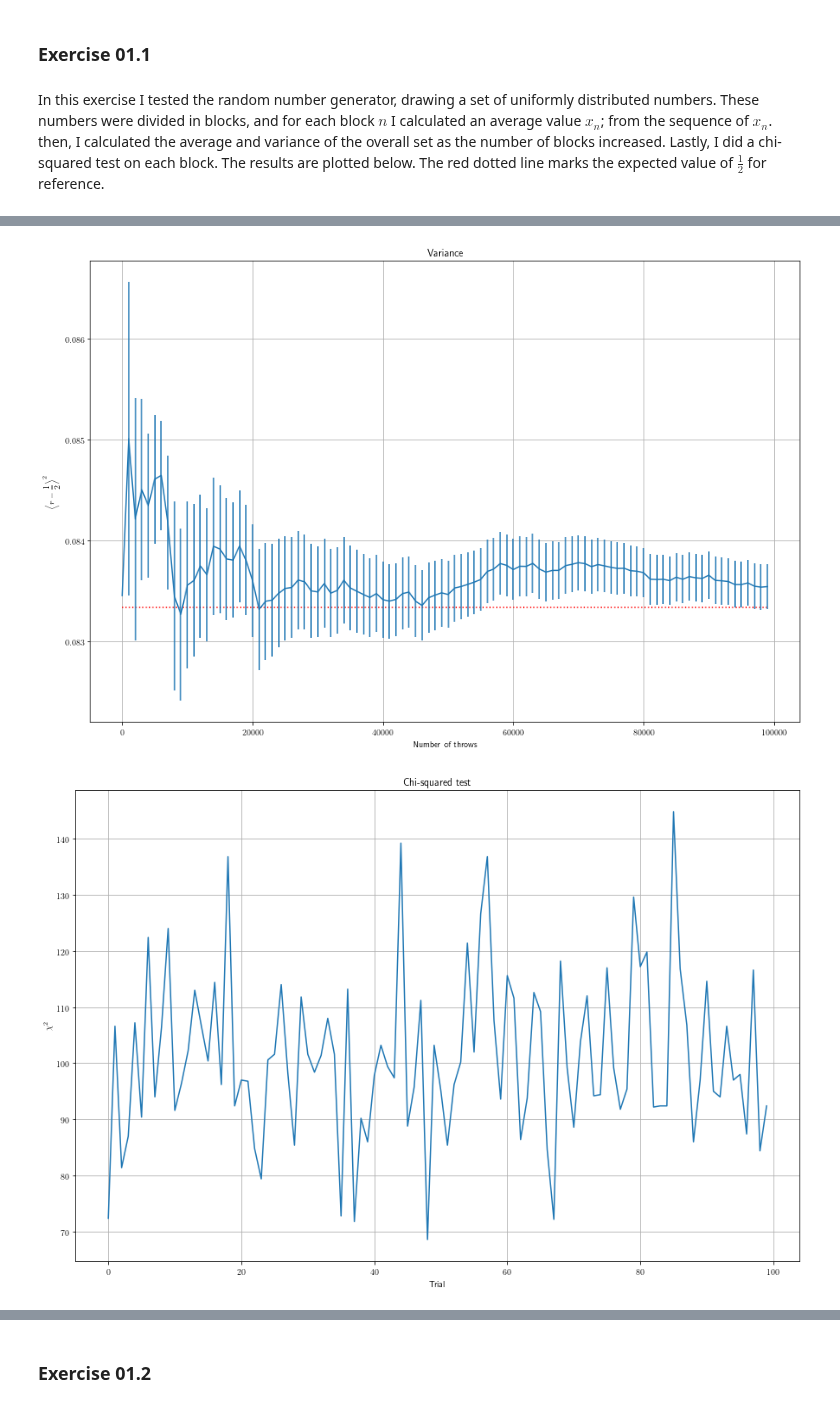
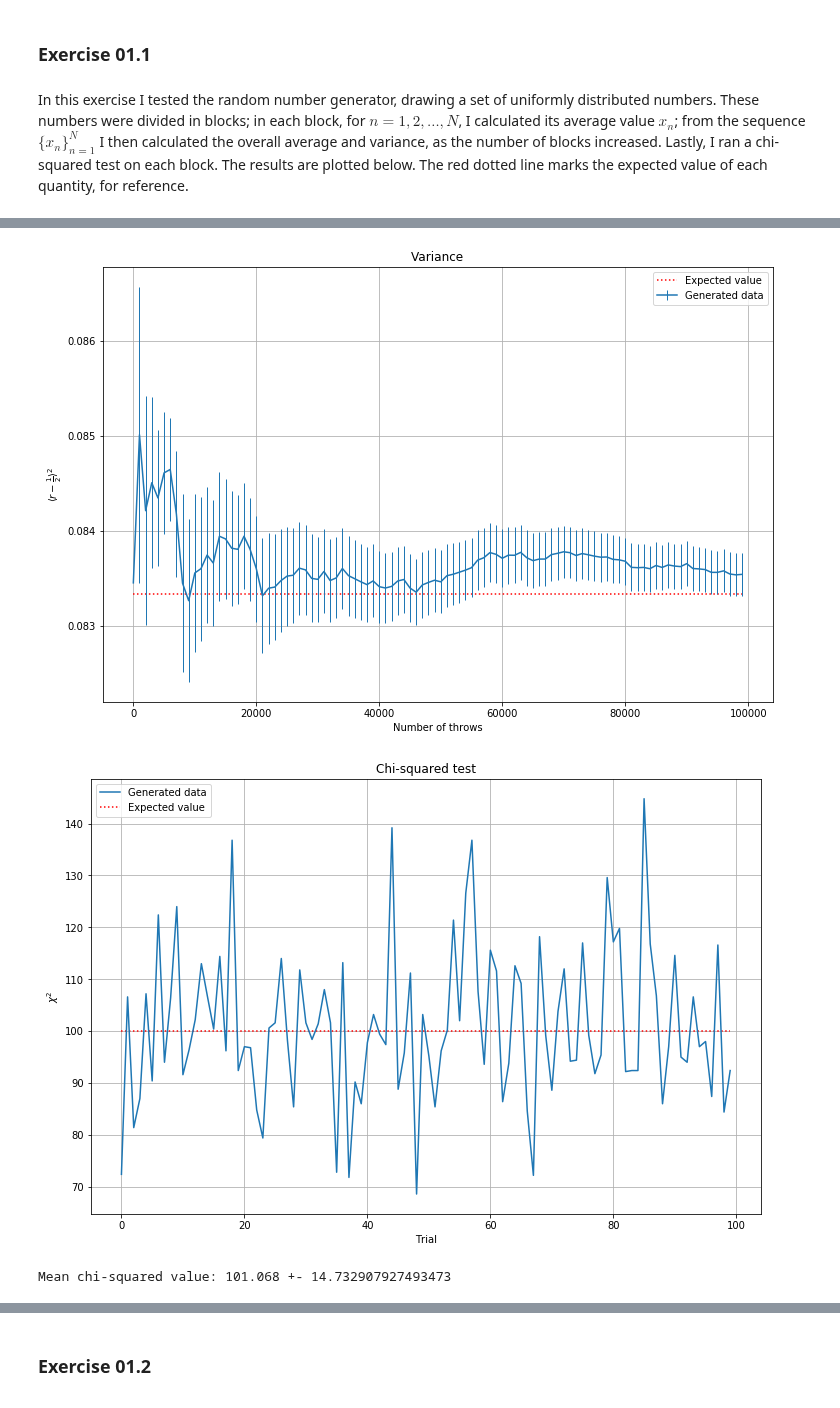
Before and after one commit to phaerrax/lab-simulazione-numerica, a Jupyter notebook: exercise01/exercise01.ipynb, the cells around one changed output, grey strips where cells are left out. Cells and saved outputs as stored; diff of their text form; code cells hidden in the pictures.

```diff
--- a/exercise01/exercise01.ipynb
+++ b/exercise01/exercise01.ipynb
@@ -3,7 +3,6 @@
 # %%
 import matplotlib
 import matplotlib.pyplot as plt
-matplotlib.rcParams['text.usetex'] = True
 import numpy as np
 import math
 import string
@@ -12,53 +11,96 @@ from scipy.optimize import curve_fit
 ### Exercise 01.1
 # %% [markdown]
 In this exercise I tested the random number generator, drawing a set of uniformly distributed numbers.
-These numbers were divided in blocks, and for each block $n$ I calculated an average value $x_n$; from the sequence of $x_n$. then, I calculated the average and variance of the overall set as the number of blocks increased.
-Lastly, I did a chi-squared test on each block. The results are plotted below. The red dotted line marks the expected value of $\frac12$ for reference.
+These numbers were divided in blocks; in each block, for $n=1,2,\dotsc,N$, I calculated its average value $x_n$; from the sequence $\{x_n\}_{n=1}^{N}$ I then calculated the overall average and variance, as the number of blocks increased. Lastly, I ran a chi-squared test on each block.
+The results are plotted below. The red dotted line marks the expected value of each quantity, for reference.
 # %%
 prefix = "exercise01-1/"
 # %%
 ## Mean value
 
 # Data collection
-filename = prefix + "uniformd-average.dat";
+filename = prefix + "uniformd_average.dat";
 n_throws, mean_avg, mean_std = np.loadtxt(filename, delimiter = " ", unpack = True)
 
 # Plot
-plt.figure(1, figsize = (15,10))
-plt.hlines(1/2, 0, n_throws[-1], colors = "red", linestyle = "dotted")
-plt.errorbar(n_throws, mean_avg, yerr = mean_std)
+plt.figure(1, figsize = (12, 8))
+plt.hlines(
+    1/2,
+    0, # Start of horizontal line
+    n_throws[-1], # End == total number of throws, i.e. input data points.
+    colors = "red",
+    linestyle = "dotted",
+    label = "Expected value"
+)
+plt.errorbar(
+    n_throws,
+    mean_avg,
+    yerr = mean_std,
+    elinewidth = 1,
+    label = "Generated data"
+)
 plt.title("Mean value")
 plt.xlabel(r"Number of throws")
-plt.ylabel(r"$\displaystyle\langle r\rangle$")
+plt.ylabel(r"$\langle r\rangle$")
+plt.legend()
 plt.grid(True)
 
 ## Variance
 
 # Data collection
-filename = prefix + "uniformd-variance.dat";
+filename = prefix + "uniformd_variance.dat";
 n_throws, variance_avg, variance_std = np.loadtxt(filename, delimiter = " ", unpack = True)
 
 # Plot
-plt.figure(2, figsize = (15,10))
-plt.hlines(1/12, 0, n_throws[-1], colors = "red", linestyle = "dotted")
-plt.errorbar(n_throws, variance_avg, yerr = variance_std)
+plt.figure(2, figsize = (12, 8))
+plt.hlines(
+    1/12,
+    0, # Start of horizontal line
+    n_throws[-1], # End == total number of throws, i.e. input data points.
+    colors = "red",
+    linestyle = "dotted",
+    label = "Expected value"
+)
+plt.errorbar(
+    n_throws,
+    variance_avg,
+    yerr = variance_std,
+    elinewidth = 1,
+    label = "Generated data"
+)
 plt.title("Variance")
 plt.xlabel("Number of throws")
-plt.ylabel(r"$\displaystyle\Bigl\langle r-\frac12\Bigr\rangle^2$")
+plt.ylabel(r"$\langle r-\frac{1}{2}\rangle^2$")
+plt.legend()
 plt.grid(True)
 
 ## Chi-squared test
 
 # Data collection
-filename = prefix + "uniformd-chisquared-test.dat";
+filename = prefix + "uniformd_chisquared_test.dat";
 trials, chisquared = np.loadtxt(filename, delimiter = " ", unpack = True)
 
-plt.figure(3, figsize = (15,10))
-plt.plot(trials, chisquared)
+plt.figure(3, figsize = (12, 8))
+plt.plot(
+    trials,
+    chisquared,
+    label = "Generated data"
+)
+plt.hlines(
+    100,
+    0, # Start of horizontal line
+    trials[-1], # End == total number of trials, i.e. input data points.
+    colors = "red",
+    linestyle = "dotted",
+    label = "Expected value"
+)
 plt.title("Chi-squared test")
 plt.xlabel("Trial")
 plt.ylabel(r"$\chi^2$")
+plt.legend()
 plt.grid(True)
 
 plt.show()
+
+print("Mean chi-squared value: " + str(np.mean(chisquared)) + " +- " + str(np.std(chisquared)))
 # %% [output]
@@ -66,2 +108,3 @@ plt.show()
-[figure, old version]
+[figure, new version]
-[figure, old version]
+[figure, new version]
+Mean chi-squared value: 101.068 +- 14.732907927493473
```
Also changed, not shown: parts of 9 cells of this notebook, 10 other files.
